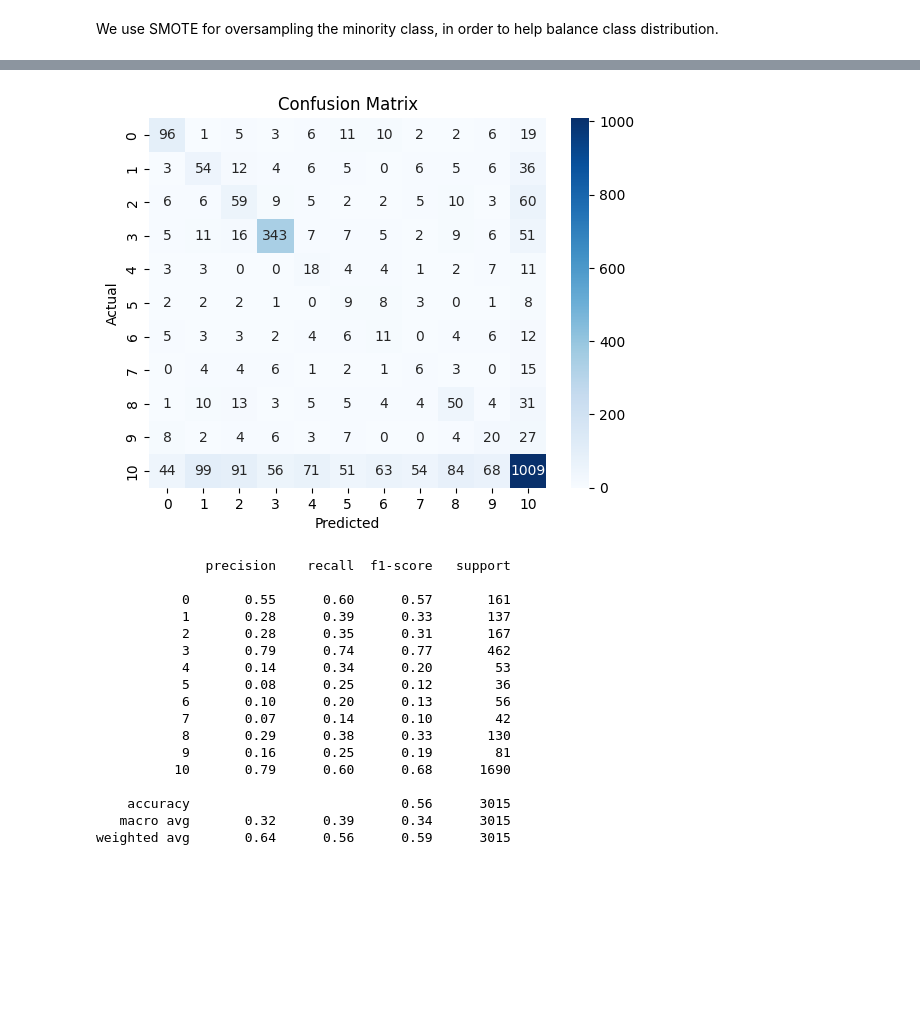
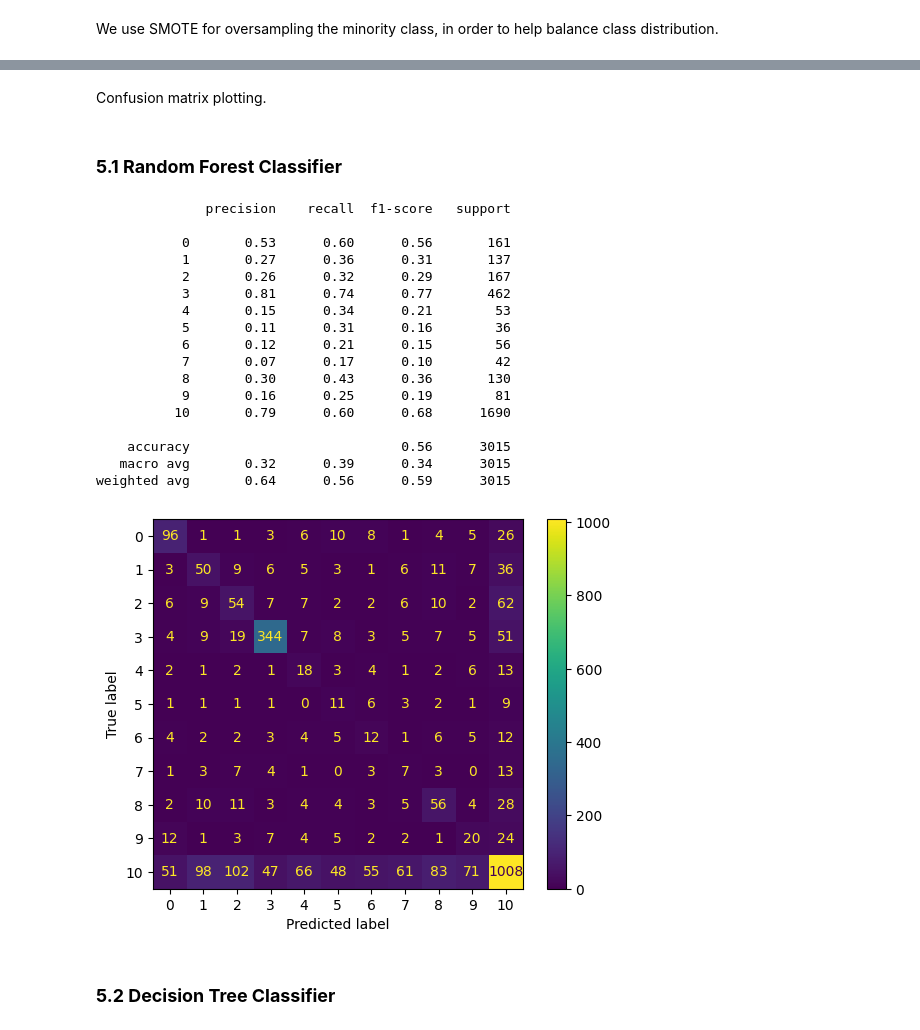
Before and after one commit to QioCas/ML-final-project, a Jupyter notebook: report.ipynb, the cells around one changed output, grey strips where cells are left out. Drawn from its saved outputs; the diff is of its cells as text; code cells hidden in the pictures; blank space fills up the shorter version.

```diff
--- a/report.ipynb
+++ b/report.ipynb
@@ -222,42 +229,37 @@ X_train, y_train = smote.fit_resample(X_train, y_train)
+# %% [markdown]
+Confusion matrix plotting.
+# %%
+def cm_plot(y_test, y_pred):
+  confuse_matrix = confusion_matrix(y_test, y_pred)
+  display = ConfusionMatrixDisplay(confusion_matrix=confuse_matrix)
+  display.plot()
+# %% [markdown]
+### **5.1 Random Forest Classifier**
 # %%
-from sklearn.ensemble import RandomForestClassifier
-
-# # Use Random Forest Model
-def RandomForestModel(n_estimators=100):
-  rf = RandomForestClassifier(n_estimators=n_estimators, random_state=42)
-  rf.fit(X_train, y_train)
-  # Make predictions
-  return rf.predict(X_test)
+rf = RandomForestClassifier(n_estimators=200, random_state=42)
+rf.fit(X_train, y_train)
+y_pred = rf.predict(X_test)
-# %%
-from sklearn.metrics import confusion_matrix
-from sklearn.metrics import f1_score
-from sklearn.metrics import classification_report
-
-y_pred = RandomForestModel(200)
-cm = confusion_matrix(y_test, y_pred)
-sns.heatmap(cm, annot=True, fmt="d", cmap="Blues")
-plt.xlabel("Predicted")
-plt.ylabel("Actual")
-plt.title("Confusion Matrix")
-plt.show()
-f1 = f1_score(y_test, y_pred, average='weighted')
-print(classification_report(y_test,y_pred))
-# %% [output]
-[figure, removed]
-              precision    recall  f1-score   support
-
-           0       0.55      0.60      0.57       161
-           1       0.28      0.39      0.33       137
-           2       0.28      0.35      0.31       167
-           3       0.79      0.74      0.77       462
-           4       0.14      0.34      0.20        53
-           5       0.08      0.25      0.12        36
-           6       0.10      0.20      0.13        56
-           7       0.07      0.14      0.10        42
-           8       0.29      0.38      0.33       130
-           9       0.16      0.25      0.19        81
-          10       0.79      0.60      0.68      1690
-
-    accuracy                           0.56      3015
-   macro avg       0.32      0.39      0.34      3015
-weighted avg       0.64      0.56      0.59      3015
+# %%
+print(classification_report(y_test,y_pred,digits=4))
+cm_plot(y_test, y_pred)
+# %% [output]
+              precision    recall  f1-score   support
+
+           0       0.53      0.60      0.56       161
+           1       0.27      0.36      0.31       137
+           2       0.26      0.32      0.29       167
+           3       0.81      0.74      0.77       462
+           4       0.15      0.34      0.21        53
+           5       0.11      0.31      0.16        36
+           6       0.12      0.21      0.15        56
+           7       0.07      0.17      0.10        42
+           8       0.30      0.43      0.36       130
+           9       0.16      0.25      0.19        81
+          10       0.79      0.60      0.68      1690
+
+    accuracy                           0.56      3015
+   macro avg       0.32      0.39      0.34      3015
+weighted avg       0.64      0.56      0.59      3015
+[figure, added]
+# %% [markdown]
+### **5.2 Decision Tree Classifier**
```
Also changed, not shown: parts of 34 cells of this notebook.
